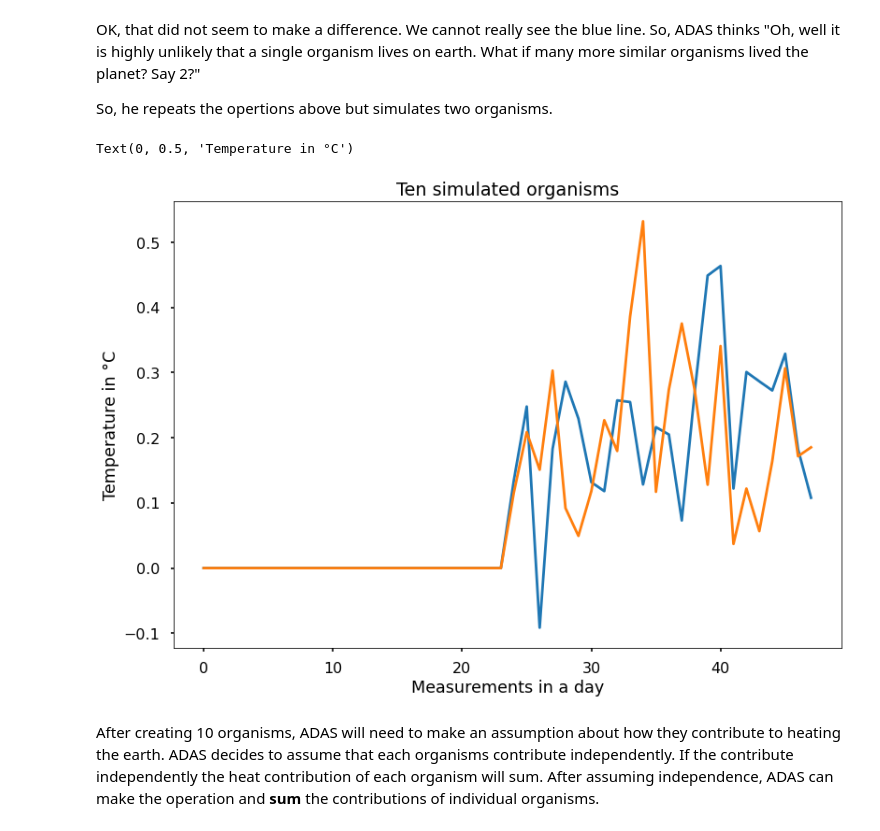
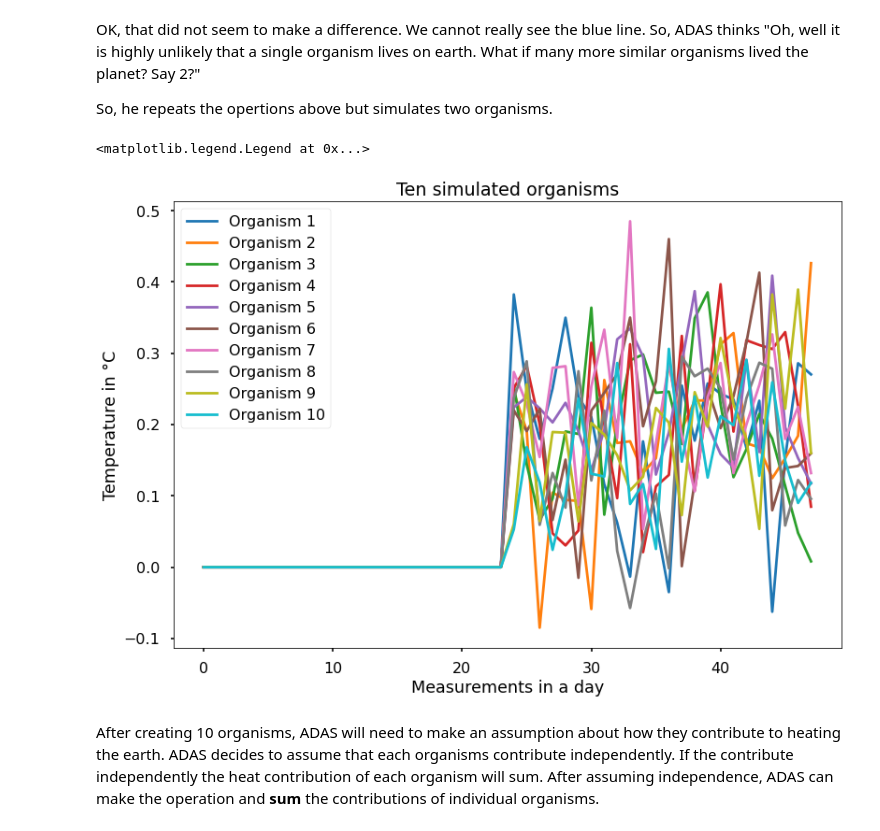
Before and after one commit to mohammedfmehboob/PythonTutorials, a Jupyter notebook: tutorial010.ipynb, the cells around one changed output. Cells and saved outputs as stored; diff of their text form; code cells hidden in the pictures.

```diff
--- a/tutorial010.ipynb
+++ b/tutorial010.ipynb
@@ -218,31 +374,58 @@ So, he repeats the opertions above but simulates two organisms.
 # %%
 # The assumptions for the each organism will not change
 # organism_mean_heat = 0.2
 # organism_std_heat  = 0.1
 
 # But now, ADAS needs to build 2 simulated organisms, each organisms will have the same mean
 # heat contribution but a tiny variation on top of it due to 'organism_std_heat' and the
 # fact that we are adding noise:
 organism1_activity_heat = organism_mean_heat + organism_std_heat*np.random.randn(24,1)
 organism2_activity_heat = organism_mean_heat + organism_std_heat*np.random.randn(24,1)
+organism3_activity_heat = organism_mean_heat + organism_std_heat*np.random.randn(24,1)
+organism4_activity_heat = organism_mean_heat + organism_std_heat*np.random.randn(24,1)
+organism5_activity_heat = organism_mean_heat + organism_std_heat*np.random.randn(24,1)
+organism6_activity_heat = organism_mean_heat + organism_std_heat*np.random.randn(24,1)
+organism7_activity_heat = organism_mean_heat + organism_std_heat*np.random.randn(24,1)
+organism8_activity_heat = organism_mean_heat + organism_std_heat*np.random.randn(24,1)
+organism9_activity_heat = organism_mean_heat + organism_std_heat*np.random.randn(24,1)
+organism10_activity_heat = organism_mean_heat + organism_std_heat*np.random.randn(24,1)
 
 # Finally ADAS builds a vector of the heat contributed by each organism to the whole day of measurements,
 # one organisms at the time. So, ADAS gets ten different lines now.
 #
 # ADAS added only during the day, not the night, so the contributions must be added below only to the second part
 # of the measurements (the last 24 measurements), the first measurements (0:23) are filled with Zeros
 organism1_daily_heat = np.vstack(( np.zeros(organism1_activity_heat.shape),  organism1_activity_heat) )
 organism2_daily_heat = np.vstack(( np.zeros(organism2_activity_heat.shape),  organism2_activity_heat) )
+organism3_daily_heat = np.vstack(( np.zeros(organism3_activity_heat.shape),  organism3_activity_heat) )
+organism4_daily_heat = np.vstack(( np.zeros(organism4_activity_heat.shape),  organism4_activity_heat) )
+organism5_daily_heat = np.vstack(( np.zeros(organism5_activity_heat.shape),  organism5_activity_heat) )
+organism6_daily_heat = np.vstack(( np.zeros(organism6_activity_heat.shape),  organism6_activity_heat) )
+organism7_daily_heat = np.vstack(( np.zeros(organism7_activity_heat.shape),  organism7_activity_heat) )
+organism8_daily_heat = np.vstack(( np.zeros(organism8_activity_heat.shape),  organism8_activity_heat) )
+organism9_daily_heat = np.vstack(( np.zeros(organism9_activity_heat.shape),  organism9_activity_heat) )
+organism10_daily_heat = np.vstack(( np.zeros(organism10_activity_heat.shape),  organism10_activity_heat) )
+
 
 # ADAS plots the data, one organism at the time, using different colors.
-plt.plot(organism1_daily_heat)
-plt.plot(organism2_daily_heat)
+plt.plot(organism1_daily_heat, label = "Organism 1")
+plt.plot(organism2_daily_heat, label = "Organism 2")
+plt.plot(organism3_daily_heat, label = "Organism 3")
+plt.plot(organism4_daily_heat, label = "Organism 4")
+plt.plot(organism5_daily_heat, label = "Organism 5")
+plt.plot(organism6_daily_heat, label = "Organism 6")
+plt.plot(organism7_daily_heat, label = "Organism 7")
+plt.plot(organism8_daily_heat, label = "Organism 8")
+plt.plot(organism9_daily_heat, label = "Organism 9")
+plt.plot(organism10_daily_heat, label = "Organism 10")
+
 plt.title('Ten simulated organisms')
 plt.xlabel('Measurements in a day')
 plt.ylabel('Temperature in °C')
+plt.legend()
 # %% [output]
-Text(0, 0.5, 'Temperature in °C')
+<matplotlib.legend.Legend at 0x...>
-[figure, old version]
+[figure, new version]
 # %% [markdown]
 After creating 10 organisms, ADAS will need to make an assumption about how they contribute to heating the earth. ADAS decides to assume that each organisms contribute independently. If the contribute independently the heat contribution of each organism will sum. After assuming independence, ADAS can make the operation and **sum** the contributions of individual organisms.
 # %%
```
Also changed, not shown: parts of 11 cells of this notebook.
